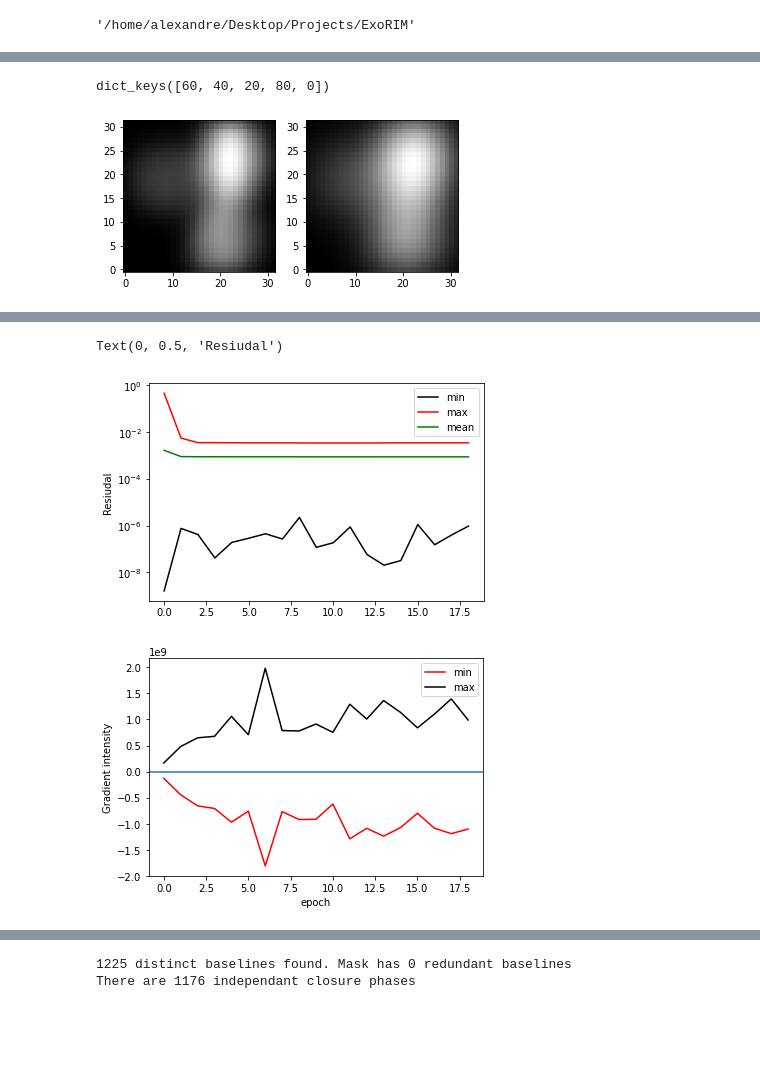
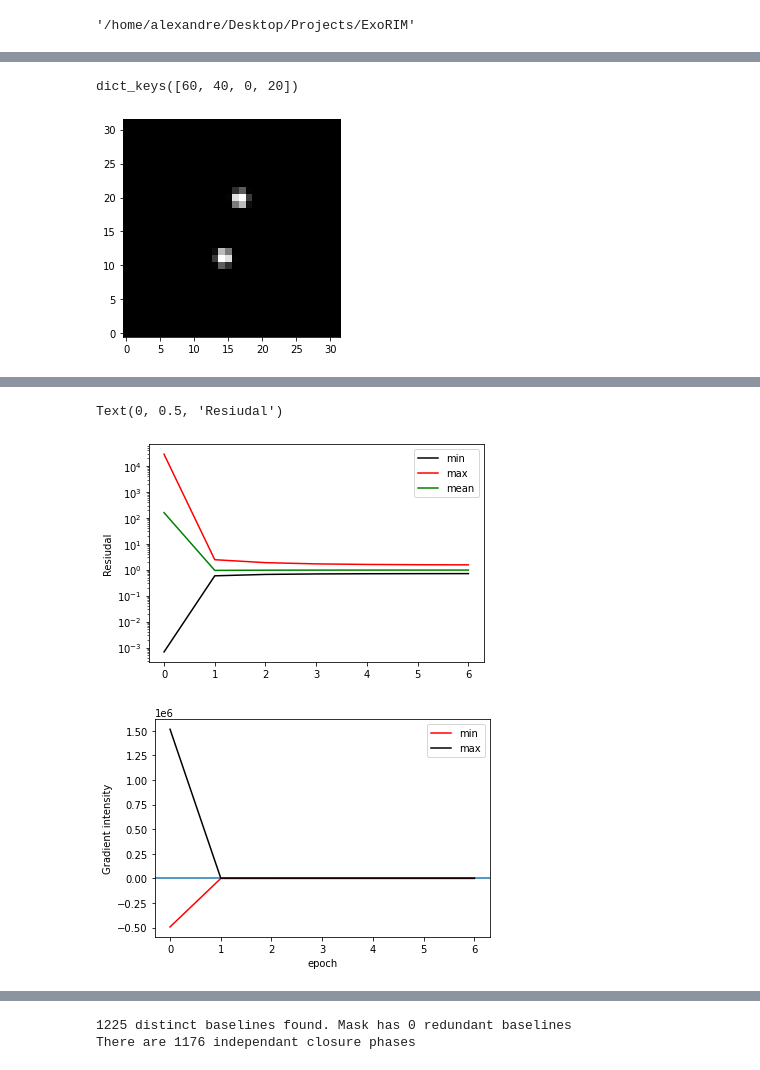
Before and after one commit to AlexandreAdam/ExoRIM, a Jupyter notebook: notebooks/analyse_20-06-07_22-42-35.ipynb, the cells around one changed output, grey strips where cells are left out. Saved outputs shown, nothing was run; the diff lists cells and outputs as text; code cells hidden in the pictures; blank space fills up the shorter version.

```diff
--- a/notebooks/analyse_20-06-07_22-42-35.ipynb
+++ b/notebooks/analyse_20-06-07_22-42-35.ipynb
@@ -23,7 +23,8 @@ basedir
 # %%
 # id = "20-08-20_14-19-28"
 # id = "20-08-25_16-47-24"
-id = "20-10-01_11-12-26"
+# id = "20-10-01_11-12-26"
+id = "21-03-04_15-50-12"
 results_dir = os.path.join(basedir, "results", id)
 checkpoints_dir = os.path.join(basedir, "models", id)
 train_data_dir = os.path.join(basedir, "data", id, "train")
@@ -115,7 +116,7 @@ for file in glob.glob(os.path.join(train_data_dir, "image_[0-9]*")):
         update(ground_truth, {index: {epoch: np.loadtxt(file)}})
 ground_truth.keys()
 # %% [output]
-dict_keys([60, 40, 20, 80, 0])
+dict_keys([60, 40, 0, 20])
 # %%
 %%capture
 
@@ -156,13 +157,11 @@ animation = cam.animate()
 animation.save(os.path.join(results_dir, "log_likelihood_grad.mp4"), writer="ffmpeg")
 anim3 = HTML(animation.to_html5_video())
 # %%
-fig, axs = plt.subplots(1, 2)
-blurred_image = fft_convolve2d(ground_truth[index][0], gaussian_filter(0.3, 3.2, 32))
-axs[0].imshow(ground_truth[index][0], cmap="gray")
-axs[1].imshow(blurred_image, cmap="gray")
+fig, axs = plt.subplots(1, 1)
+axs.imshow(ground_truth[index][0], cmap="gray")
 plt.savefig(os.path.join(results_dir, "ground_truth.png"))
 # %% [output]
-[figure, old version]
+[figure, new version]
 # %%
 # Output
 anim1
@@ -196,7 +195,7 @@ plt.yscale("log")
 plt.ylabel("Resiudal")
 # %% [output]
 Text(0, 0.5, 'Resiudal')
-[figure, old version]
+[figure, new version]
 # %%
 fig = plt.figure()
 mi = []
@@ -212,7 +211,7 @@ plt.ylabel("Gradient intensity")
 plt.legend()
 plt.show()
 # %% [output]
-[figure, old version]
+[figure, new version]
 # %%
 mi = []
 ma = []
```
Also changed, not shown: parts of 8 cells of this notebook, 10 other files.
